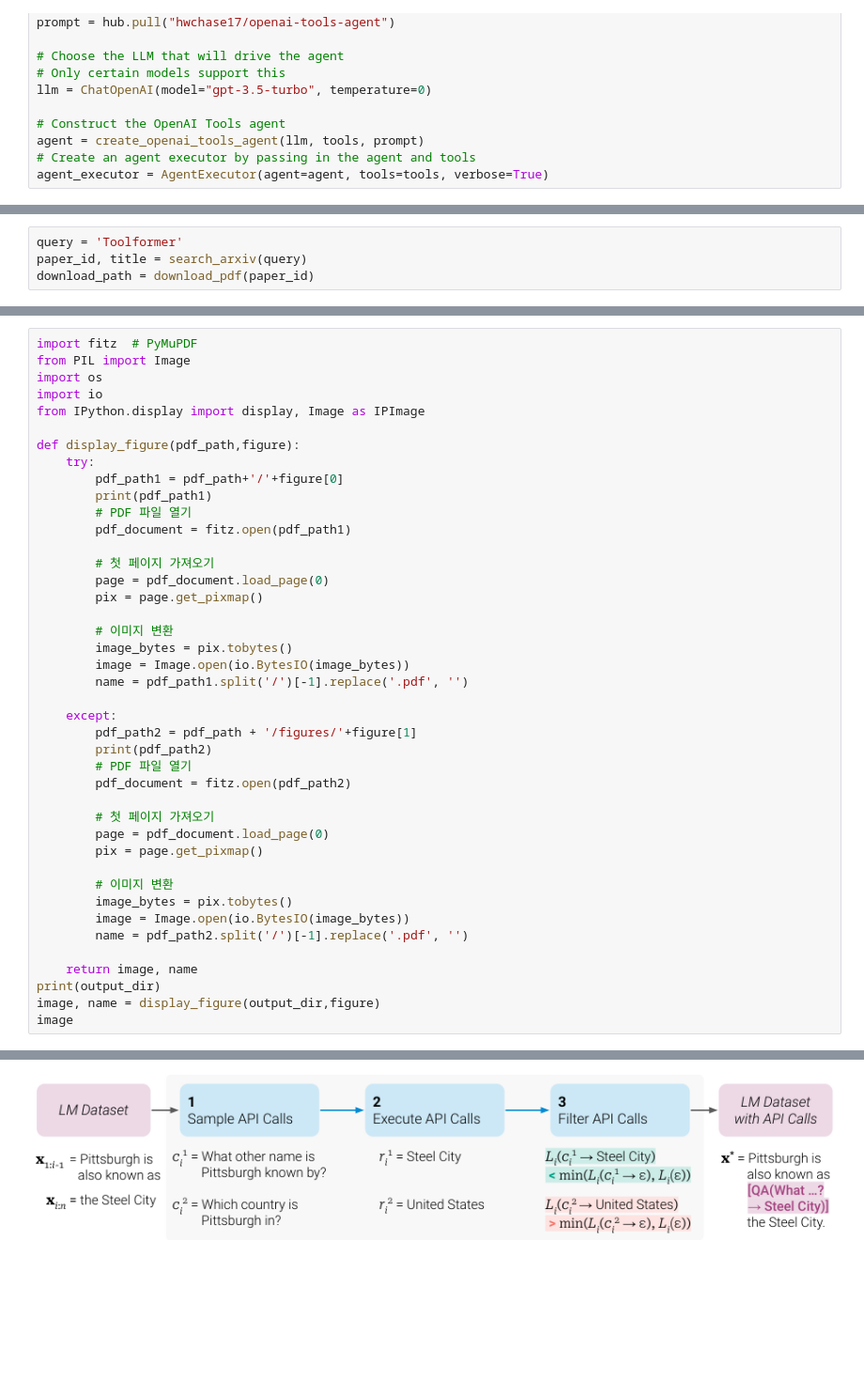
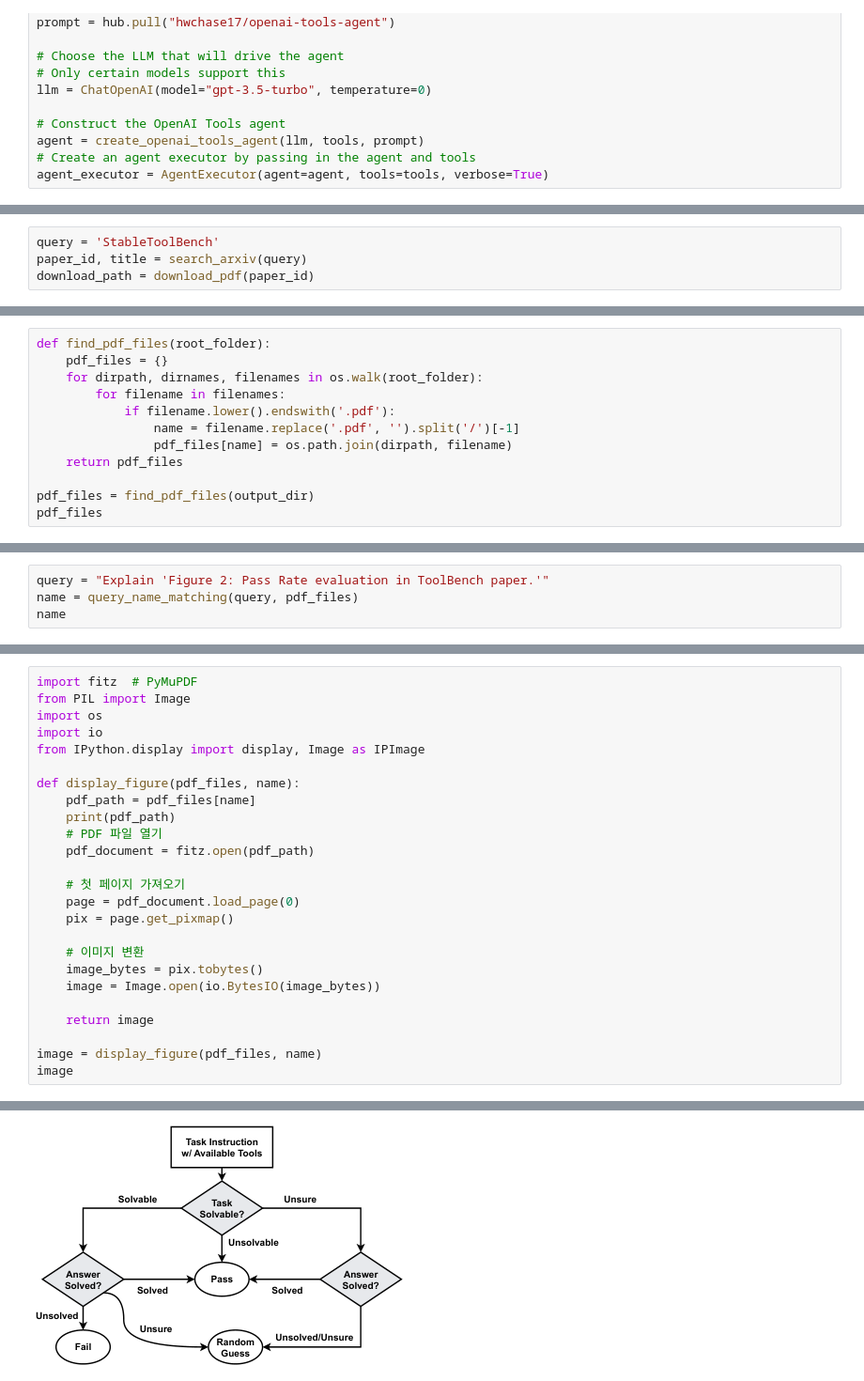
Before and after one commit to MinkyuRamen/kubig19th-conference-llm, a Jupyter notebook: mk/final_product/img_tool.ipynb, the cells around one changed output, grey strips where cells are left out. Shown: that part at 94% size. Drawn from its saved outputs; the diff is of its cells as text; blank space fills up the shorter version.

```diff
--- a/mk/final_product/img_tool.ipynb
+++ b/mk/final_product/img_tool.ipynb
@@ -114,5 +213,5 @@ def download_pdf(arxiv_id, path_db='./papers_db'):
 # %%
-query = 'Toolformer'
+query = 'StableToolBench'
 paper_id, title = search_arxiv(query)
 download_path = download_pdf(paper_id)
 # %% [output]
@@ -181,0 +272,12 @@ figure
+# %%
+def find_pdf_files(root_folder):
+    pdf_files = {}
+    for dirpath, dirnames, filenames in os.walk(root_folder):
+        for filename in filenames:
+            if filename.lower().endswith('.pdf'):
+                name = filename.replace('.pdf', '').split('/')[-1]
+                pdf_files[name] = os.path.join(dirpath, filename)
+    return pdf_files
+
+pdf_files = find_pdf_files(output_dir)
+pdf_files
@@ -181,0 +333,4 @@ figure
+# %%
+query = "Explain 'Figure 2: Pass Rate evaluation in ToolBench paper.'"
+name = query_name_matching(query, pdf_files)
+name
@@ -186,39 +343,22 @@ import os
 import io
 from IPython.display import display, Image as IPImage
 
-def display_figure(pdf_path,figure):
-    try:
-        pdf_path1 = pdf_path+'/'+figure[0]
-        print(pdf_path1)
-        # PDF 파일 열기
-        pdf_document = fitz.open(pdf_path1)
+def display_figure(pdf_files, name):
+    pdf_path = pdf_files[name]
+    print(pdf_path)
+    # PDF 파일 열기
+    pdf_document = fitz.open(pdf_path)
 
-        # 첫 페이지 가져오기
-        page = pdf_document.load_page(0)
-        pix = page.get_pixmap()
+    # 첫 페이지 가져오기
+    page = pdf_document.load_page(0)
+    pix = page.get_pixmap()
 
-        # 이미지 변환
-        image_bytes = pix.tobytes()
-        image = Image.open(io.BytesIO(image_bytes))
-        name = pdf_path1.split('/')[-1].replace('.pdf', '')
+    # 이미지 변환
+    image_bytes = pix.tobytes()
+    image = Image.open(io.BytesIO(image_bytes))
 
-    except:
-        pdf_path2 = pdf_path + '/figures/'+figure[1]
-        print(pdf_path2)
-        # PDF 파일 열기
-        pdf_document = fitz.open(pdf_path2)
+    return image
 
-        # 첫 페이지 가져오기
-        page = pdf_document.load_page(0)
-        pix = page.get_pixmap()
-
-        # 이미지 변환
-        image_bytes = pix.tobytes()
-        image = Image.open(io.BytesIO(image_bytes))
-        name = pdf_path2.split('/')[-1].replace('.pdf', '')
-
-    return image, name
-print(output_dir)
-image, name = display_figure(output_dir,figure)
+image = display_figure(pdf_files, name)
 image
 # %% [output]
@@ -228 +366 @@ image
-[figure, old version]
+[figure, new version]
```
Also changed, not shown: parts of 12 cells of this notebook, 52 other files.
